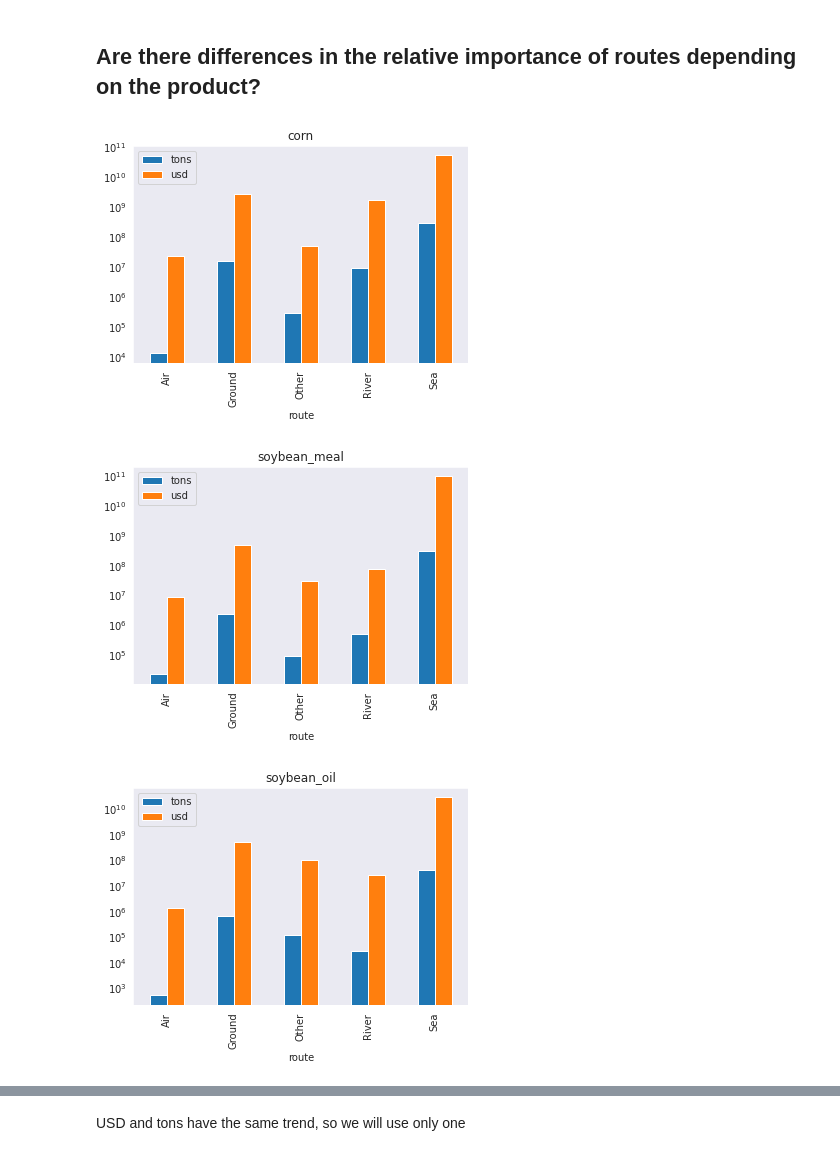
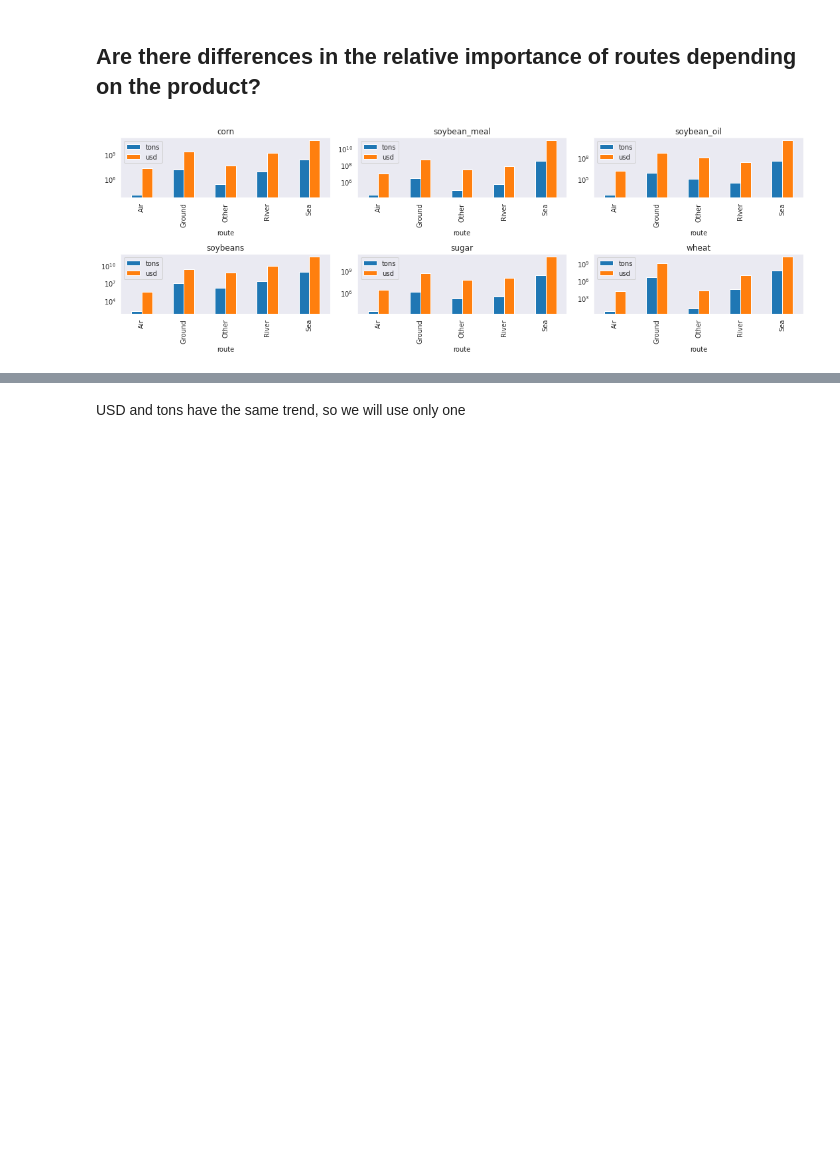
Before and after one commit to eduardo-vicentini/challenge, a Jupyter notebook: challenge2.ipynb, the cells around one changed output, grey strips where cells are left out. Cells and saved outputs as stored; diff of their text form; code cells hidden in the pictures; blank space fills up the shorter version.

```diff
--- a/challenge2.ipynb
+++ b/challenge2.ipynb
@@ -223,19 +222,22 @@ plt.show()
 ## Are there differences in the relative importance of routes depending on the product?
 # %%
 products = []
+fig, axes = plt.subplots(nrows=2, ncols=3, figsize=BIG_FIG)
 
-for product in pd.unique(data['product'].values):
+for i, product in enumerate(pd.unique(data['product'].values)):
     p = data[data["product"] == product]
     routes = p.groupby("route").sum()
 
     products.append(routes)
-    routes.plot(kind='bar', logy=True)
+    if i >= 3:
+      j = i - 3
+    else:
+      j = i
+    routes.plot(kind='bar', logy=True, title=product, ax=axes[int(i/3), j])
 
-    plt.title(product)
+    #plt.title(product)
 
-
+fig.tight_layout()
 plt.show()
 # %% [output]
-[figure, old version]
+[figure, new version]
-[figure, removed]
-[figure, removed]
```
Also changed, not shown: parts of 9 cells of this notebook.
